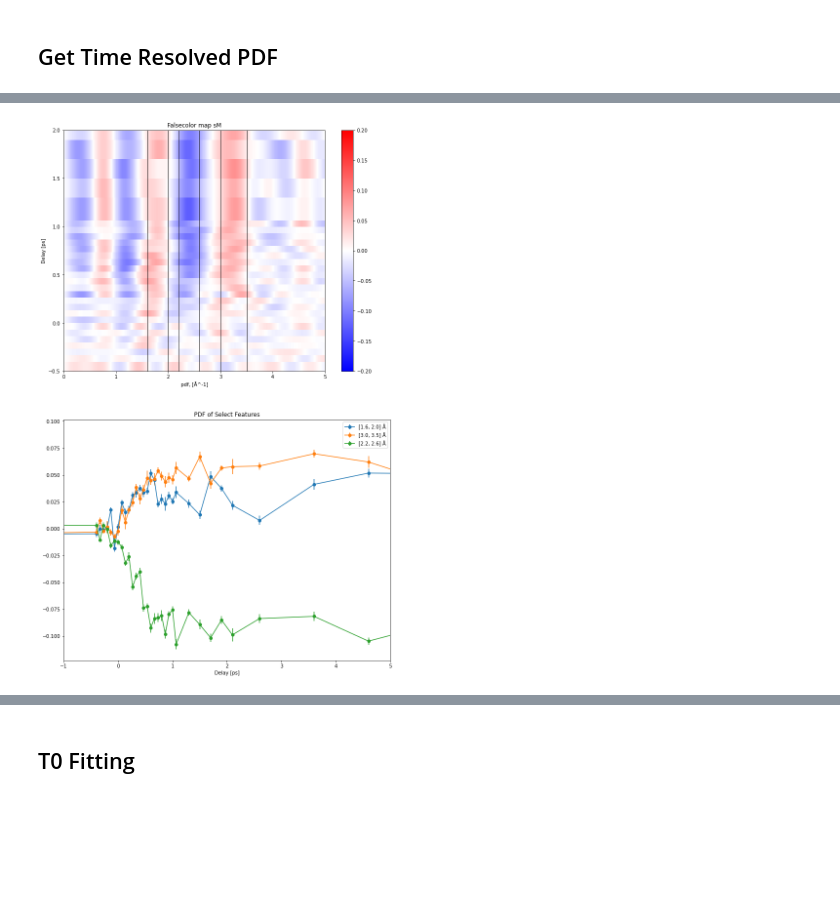
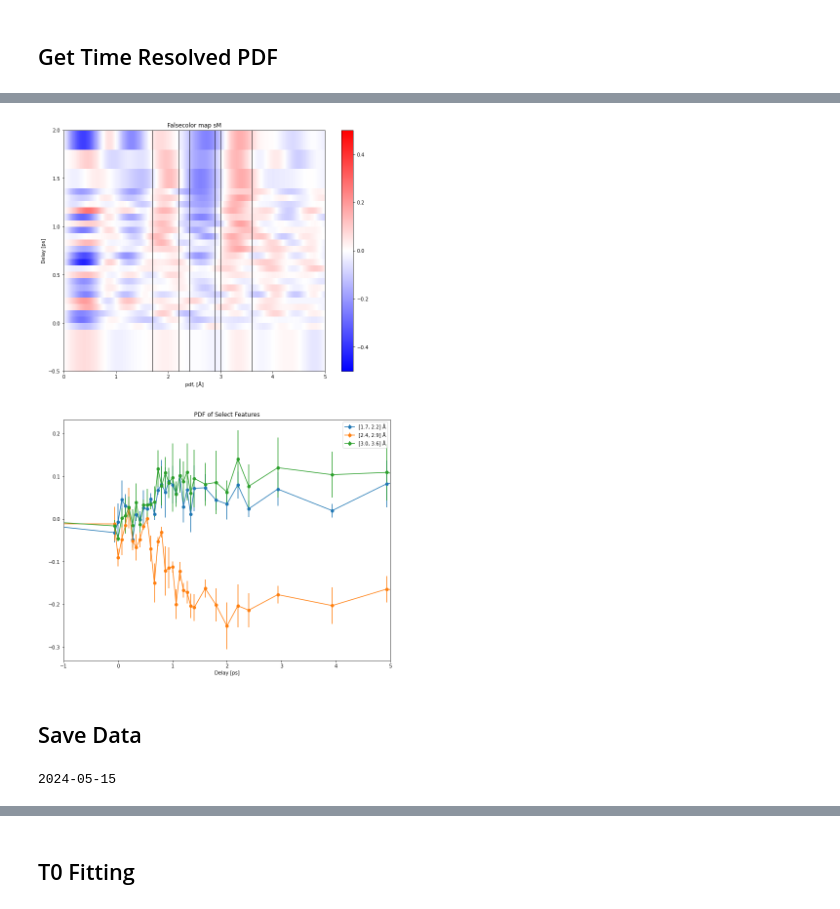
Before and after one commit to lheald2/gued, a Jupyter notebook: Experimental_PDF.ipynb, the cells around one changed output, grey strips where cells are left out. Saved outputs shown, nothing was run; the diff lists cells and outputs as text; code cells hidden in the pictures; blank space fills up the shorter version.

```diff
--- a/Experimental_PDF.ipynb
+++ b/Experimental_PDF.ipynb
@@ -913,17 +928,18 @@ Wall time: 3.49 ms
 #### Plot Data
 # %%
 angs = '\u00C5';
+s_good = s_4
 
-#posi_0 = 108.65
-posi_0 = 154.405
+posi_0 = 108.61
+#posi_0 = 154.38
 uni_time = (uni_stage - posi_0)/0.15
 print(len(uni_time))
 
-s_cali = 0.0228
-RoI_1 = [2.9, 3.5];
-RoI_2 = [4.0, 4.5];
-RoI_3 = [2.0, 2.5];
+s_cali = 0.0226
 
+RoI_1 = [1.9, 2.4];
+RoI_2 = [2.5, 3.4];
+RoI_3 = [3.5, 4.5];
 
 print(round(RoI_1[0]/s_cali))
 Inte_1 = ave_data[:,round(RoI_1[0]/s_cali):round(RoI_1[1]/s_cali)].mean(axis=1);
@@ -935,7 +951,7 @@ std_3 = ave_data[:,round(RoI_3[0]/s_cali):round(RoI_3[1]/s_cali)].std(axis=1);
 
 plt.figure(figsize=(12,20))
 plt.subplot(2,1,1)
-plt.pcolor(s_4,uni_time,ave_data,cmap='bwr');
+plt.pcolor(s_good,uni_time,ave_data,cmap='bwr');
 plt.clim(vmin=-0.03, vmax=0.03);
 plt.colorbar()
 plt.axvline(x = RoI_1[0], color = 'k', linestyle = '-',linewidth=1);
@@ -1533,6 +1649,6 @@ s_calibration: 0.022799999999999997 angs^-1/pixel
 # %%
 # (4) Extratin the static scattering signal
-
+s_cali = 0.0226
 [coor,atom_sum]  = load_static_mol_coor(path_mol,mol_name,file_type);
 [I,I_at,I_mol,s] = get_I_from_xyz(f,s000,s_max,coor,atom_sum);
 # [sM,PDF,r]       = get_sM_and_PDF_from_I(I_at,I_mol,s,r_max,damp_const)
@@ -1598,7 +1714,7 @@ def get_sM(f, s000, s_exp, coor, atom_sum, dI):
     sM = np.array(sM_new)/np.max(np.array(sM_new))
     return(sM)
 # %%
-s_good = s_3
+s_good = s_4
 
 dI = (norm_data - norm_ref)
 dI_fit = power_fit(dI, s_good)
@@ -1685,41 +1801,42 @@ plt.show()
 # %%
-RoI_1 = [1.6, 2.0];
-RoI_2 = [3.0, 3.5];
-RoI_3 = [2.2, 2.6];
+RoI_1 = [1.7, 2.2];
+RoI_2 = [2.4, 2.9];
+RoI_3 = [3.0, 3.6];
 
-Inte_1_s4 = np.mean(pdf_exp[:, (np.where((r > RoI_1[0]) & (r < RoI_1[1]))[0])], axis=1)
-std_1_s4 = np.std(pdf_exp[:, (np.where((r > RoI_1[0]) & (r < RoI_1[1]))[0])], axis=1)
-Inte_2_s4 = np.mean(pdf_exp[:, (np.where((r > RoI_2[0]) & (r < RoI_2[1]))[0])], axis=1)
-std_2_s4 = np.std(pdf_exp[:, (np.where((r > RoI_2[0]) & (r < RoI_2[1]))[0])], axis=1)
-Inte_3_s4 = np.mean(pdf_exp[:, (np.where((r > RoI_3[0]) & (r < RoI_3[1]))[0])], axis=1)
-std_3_s4 = np.std(pdf_exp[:, (np.where((r > RoI_3[0]) & (r < RoI_3[1]))[0])], axis=1)
+
+Inte_1 = np.mean(pdf_exp[:, (np.where((r > RoI_1[0]) & (r < RoI_1[1]))[0])], axis=1)
+std_1 = np.std(pdf_exp[:, (np.where((r > RoI_1[0]) & (r < RoI_1[1]))[0])], axis=1)
+Inte_2 = np.mean(pdf_exp[:, (np.where((r > RoI_2[0]) & (r < RoI_2[1]))[0])], axis=1)
+std_2 = np.std(pdf_exp[:, (np.where((r > RoI_2[0]) & (r < RoI_2[1]))[0])], axis=1)
+Inte_3 = np.mean(pdf_exp[:, (np.where((r > RoI_3[0]) & (r < RoI_3[1]))[0])], axis=1)
+std_3 = np.std(pdf_exp[:, (np.where((r > RoI_3[0]) & (r < RoI_3[1]))[0])], axis=1)
 
 plt.figure(figsize=(12,20))
 plt.subplot(2,1,1)
 plt.pcolor(r, uni_time, pdf_exp,cmap='bwr')
 plt.axvline(x = RoI_1[0], color = 'k', linestyle = '-',linewidth=1);
 plt.axvline(x = RoI_1[1], color = 'k', linestyle = '-',linewidth=1);
 plt.axvline(x = RoI_2[0], color = 'k', linestyle = '-',linewidth=1);
 plt.axvline(x = RoI_2[1], color = 'k', linestyle = '-',linewidth=1);
 plt.axvline(x = RoI_3[0], color = 'k', linestyle = '-',linewidth=1);
 plt.axvline(x = RoI_3[1], color = 'k', linestyle = '-',linewidth=1)
 
-plt.clim(vmin=-0.2, vmax=0.2);
+plt.clim(vmin=-0.5, vmax=0.5);
 plt.colorbar()
 plt.ylim(-0.5, 2.0)
 plt.xlim(0, 5)
-plt.xlabel(f"pdf, [{angs}^-1]")
+plt.xlabel(f"pdf, [{angs}]")
 plt.ylabel('Delay [ps]')
 plt.title('Falsecolor map sM')
 
 plt.subplot(2,1,2)
-plt.errorbar(uni_time,Inte_1_s4, yerr=std_1,  fmt='-o',  label=str(RoI_1)+' '+angs);
-plt.errorbar(uni_time, Inte_2_s4, yerr=std_2,  fmt='-o', label=str(RoI_2)+' '+angs);
-plt.errorbar(uni_time, Inte_3_s4, yerr = std_3, fmt='-o', label=str(RoI_3)+' '+angs)
+plt.errorbar(uni_time,Inte_1, yerr=std_1,  fmt='-o',  label=str(RoI_1)+' '+angs);
+plt.errorbar(uni_time, Inte_2, yerr=std_2,  fmt='-o', label=str(RoI_2)+' '+angs);
+plt.errorbar(uni_time, Inte_3, yerr = std_3, fmt='-o', label=str(RoI_3)+' '+angs)
 plt.xlim(-1, 5)
 plt.legend()
 plt.xlabel('Integrated Yield [arb.]');plt.xlabel('Delay [ps]');plt.title('PDF of Select Features')
 
 plt.show()
 # %% [output]
-[figure, old version]
+[figure, new version]
@@ -1725,0 +1852,8 @@ plt.show()
+# %% [markdown]
+## Save Data
+# %%
+exp_label = "s1"
+today = date.today()
+print(today)
+# %% [output]
+2024-05-15
```
Also changed, not shown: parts of 27 cells of this notebook, 7 other files.
